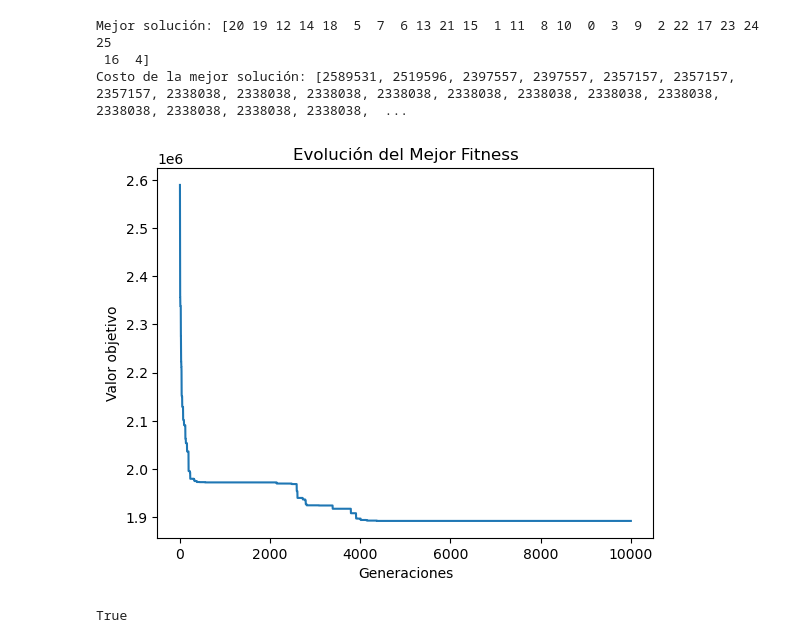
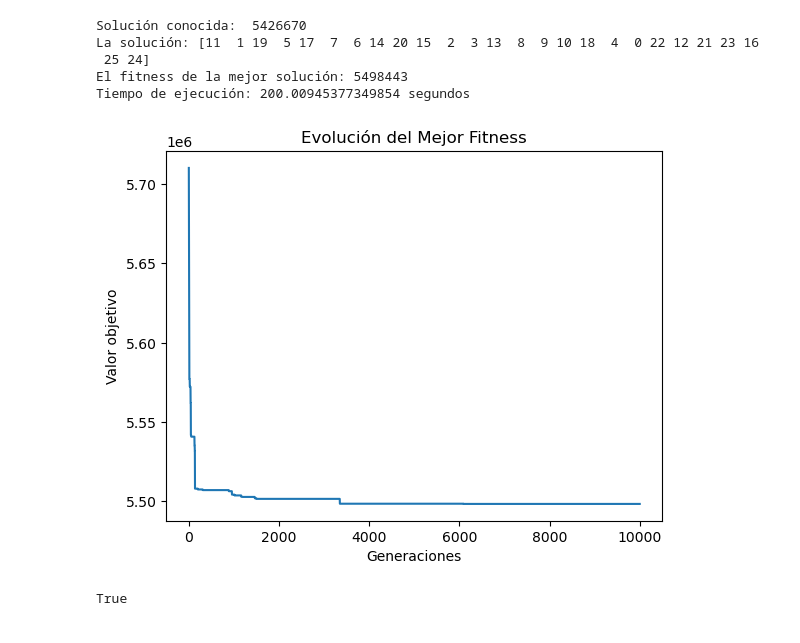
Before and after one commit to antargi/optimizacion, a Jupyter notebook: tarea2.ipynb, the cells around one changed output. Saved outputs shown, nothing was run; the diff lists cells and outputs as text; code cells hidden in the pictures.

```diff
--- a/tarea2.ipynb
+++ b/tarea2.ipynb
@@ -11,12 +16,12 @@ class QAP:
         self.flujos = flujos
 
     def evaluate(self, permutacion):
-        n = len(permutacion)
-        suma = 0
-        for i in range(n):
-            for j in range(i + 1, n):
-                suma += self.flujos[i, j] * self.distancias[permutacion[i] - 1,permutacion[j] - 1]
-        return suma
+      n = len(permutacion)
+      suma = 0
+      for i in range(n):
+          for j in range(n):
+              suma += self.flujos[i, j] * self.distancias[permutacion[i]-1, permutacion[j]-1]
+      return suma
 # %%
 
 #funcion de lectura de archivos
@@ -312,12 +315,18 @@ True
 # %%
-instanciaQAP = QAP(matrizD2, matrizF2)
+start_time = time.time()
 mejorSoluciones, mejoresCostos = GA(instanciaQAP, 50, 0.001, 10000, "twopoint", elite_ratio=0.1)
-print("Mejor solución:", mejorSoluciones)
-print("Costo de la mejor solución:", mejoresCostos)
+end_time = time.time()
+execution_time = end_time - start_time
+print("Solución conocida: ", 5426670)
+print("La solución:", mejorSoluciones)
+print("El fitness de la mejor solución:", min(mejoresCostos))
+print("Tiempo de ejecución:", execution_time, "segundos")
 graficar(mejoresCostos)
 # %% [output]
-Mejor solución: [20 19 12 14 18  5  7  6 13 21 15  1 11  8 10  0  3  9  2 22 17 23 24 25
- 16  4]
-Costo de la mejor solución: [2589531, 2519596, 2397557, 2397557, 2357157, 2357157, 2357157, 2338038, 2338038, 2338038, 2338038, 2338038, 2338038, 2338038, 2338038, 2338038, 2338038, 2338038, 2338038,  ...
+Solución conocida:  5426670
+La solución: [11  1 19  5 17  7  6 14 20 15  2  3 13  8  9 10 18  4  0 22 12 21 23 16
+ 25 24]
+El fitness de la mejor solución: 5498443
+Tiempo de ejecución: 200.00945377349854 segundos
-[figure, old version]
+[figure, new version]
 True
```
Also changed, not shown: parts of 63 cells of this notebook, 9 other files.
